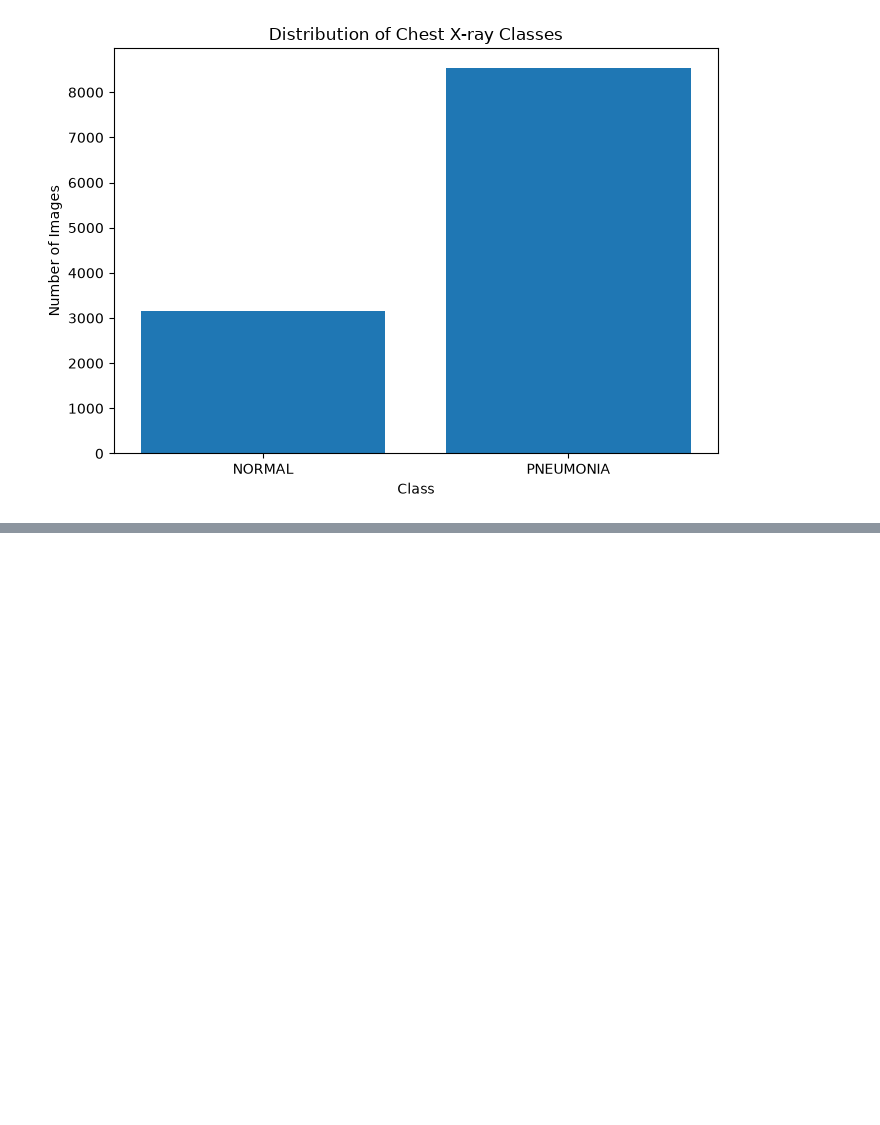
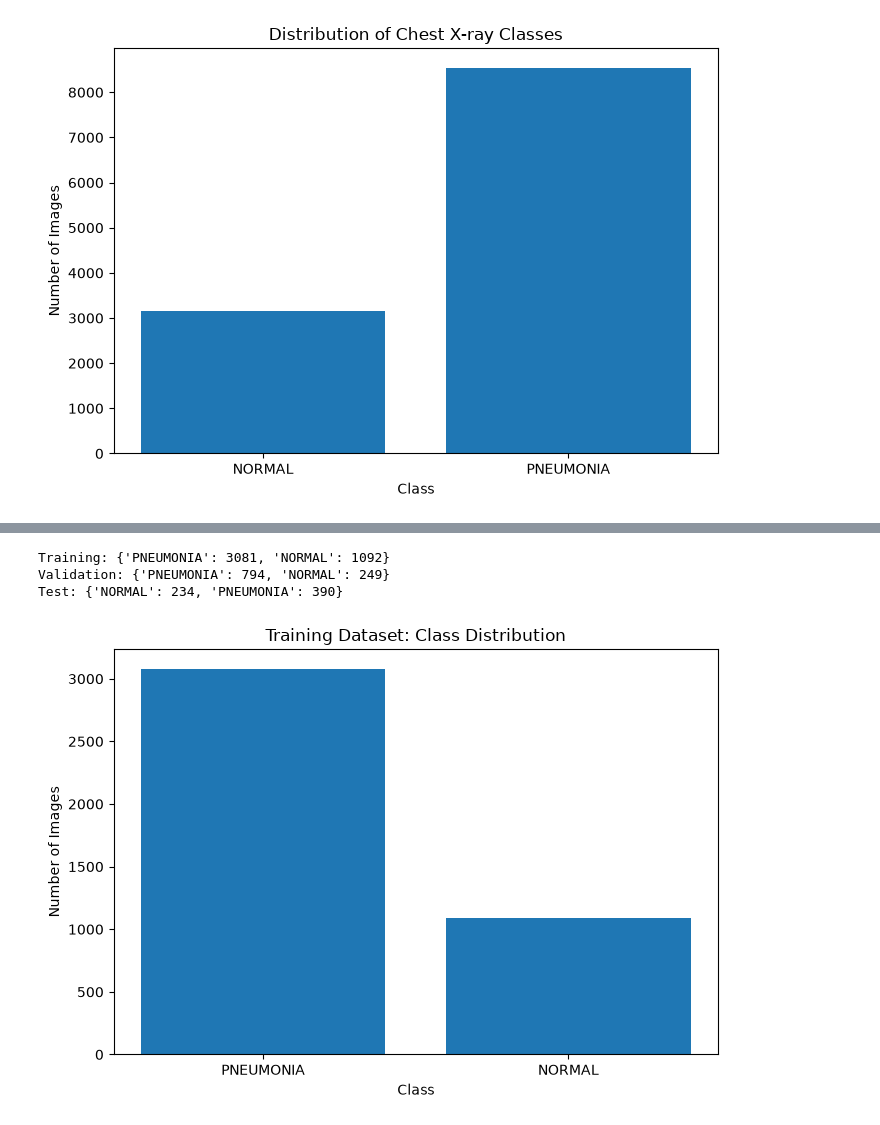
Before and after one commit to RihabMhd/Chestscan, a Jupyter notebook: notebook/chestscan.ipynb, the cells around one changed output, grey strips where cells are left out. Saved outputs shown, nothing was run; the diff lists cells and outputs as text; code cells hidden in the pictures; blank space fills up the shorter version.

```diff
--- a/notebook/chestscan.ipynb
+++ b/notebook/chestscan.ipynb
@@ -222,0 +310,35 @@ plt.show()
+# %%
+from collections import Counter
+import matplotlib.pyplot as plt
+
+def count_classes(dataset, class_names):
+    counts = Counter()
+
+    for _, labels in dataset:
+        for label in labels.numpy().flatten():
+            counts[class_names[int(label)]] += 1
+
+    return counts
+
+class_names = train_ds_raw.class_names
+
+train_counts = count_classes(train_ds_raw, class_names)
+val_counts = count_classes(val_ds_raw, class_names)
+test_counts = count_classes(test_ds_raw, class_names)
+
+print("Training:", dict(train_counts))
+print("Validation:", dict(val_counts))
+print("Test:", dict(test_counts))
+
+plt.figure(figsize=(7, 5))
+plt.bar(train_counts.keys(), train_counts.values())
+plt.title("Training Dataset: Class Distribution")
+plt.xlabel("Class")
+plt.ylabel("Number of Images")
+plt.tight_layout()
+plt.show()
+# %% [output]
+Training: {'PNEUMONIA': 3081, 'NORMAL': 1092}
+Validation: {'PNEUMONIA': 794, 'NORMAL': 249}
+Test: {'NORMAL': 234, 'PNEUMONIA': 390}
+[figure, added]
```
Also changed, not shown: parts of 8 cells of this notebook, 1 other file.
